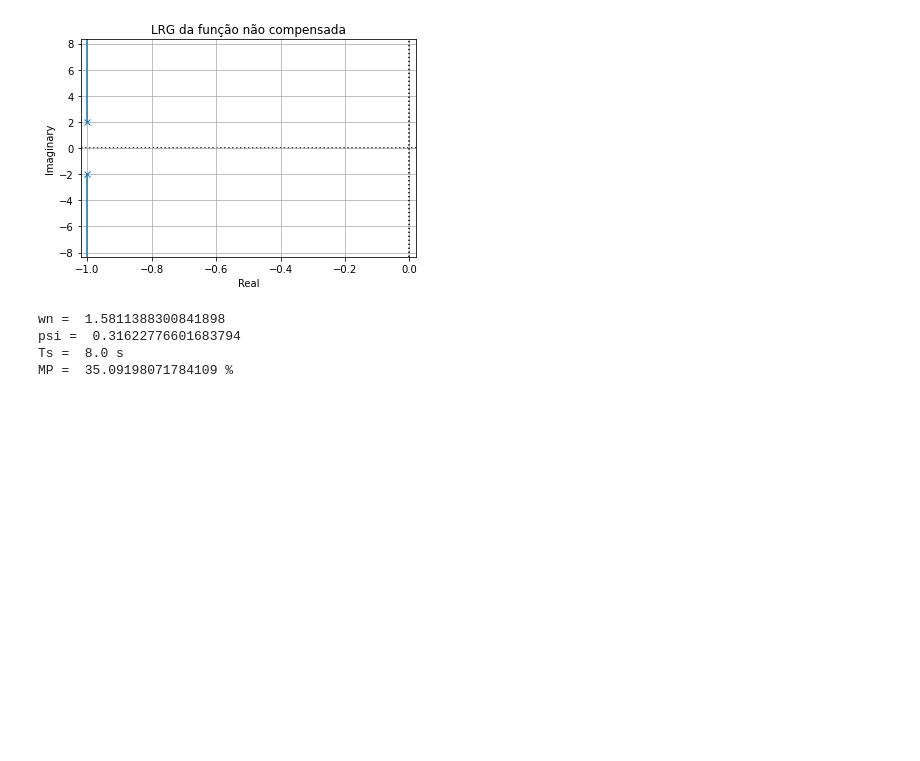
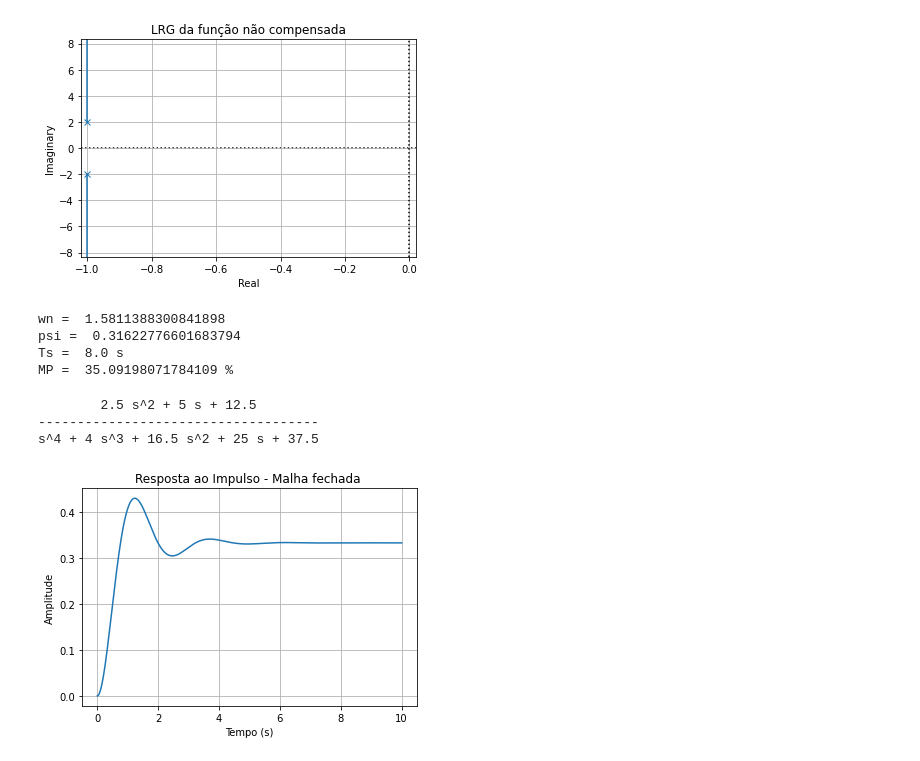
Before and after one commit to mfelippe/Python-Control-Systems, a Jupyter notebook: grupo_7.ipynb, the cells around one changed output. Cells and saved outputs as stored; diff of their text form; code cells hidden in the pictures; blank space fills up the shorter version.

Commit message:
implementação da função de transferencia de malha fechada, reposta ao impulso, LRG da função de malha fechada, gráfico do Up% vs Coeficiente de amortecimento, polos dominantes

```diff
--- a/grupo_7.ipynb
+++ b/grupo_7.ipynb
@@ -66,3 +65,24 @@ wn =  1.5811388300841898
 psi =  0.31622776601683794
 Ts =  8.0 s
 MP =  35.09198071784109 %
+# %%
+#sistema de malha fechada k=1
+k=1
+G =k * G_s/(1+G_s)
+print(G)
+# %% [output]
+        2.5 s^2 + 5 s + 12.5
+------------------------------------
+s^4 + 4 s^3 + 16.5 s^2 + 25 s + 37.5
+# %%
+#resposta ao impulso - Malha fechada ganho k=1
+t2,y2 =ctl.step(G,t)
+#plot da resposta ao impulso - malha fechada
+plt.plot(y2,t2)
+plt.xlabel("Tempo (s)")
+plt.ylabel("Amplitude")
+plt.title("Resposta ao Impulso - Malha fechada ")
+plt.grid()
+plt.show()
+# %% [output]
+[figure, added]
```
Also changed, not shown: parts of 6 cells of this notebook, 1 other file.
